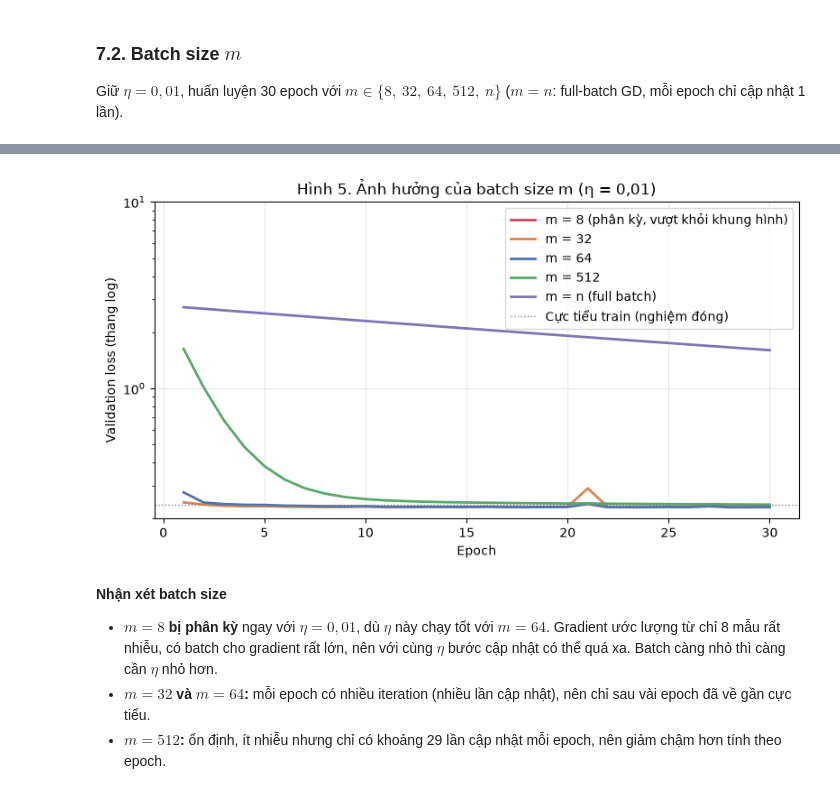
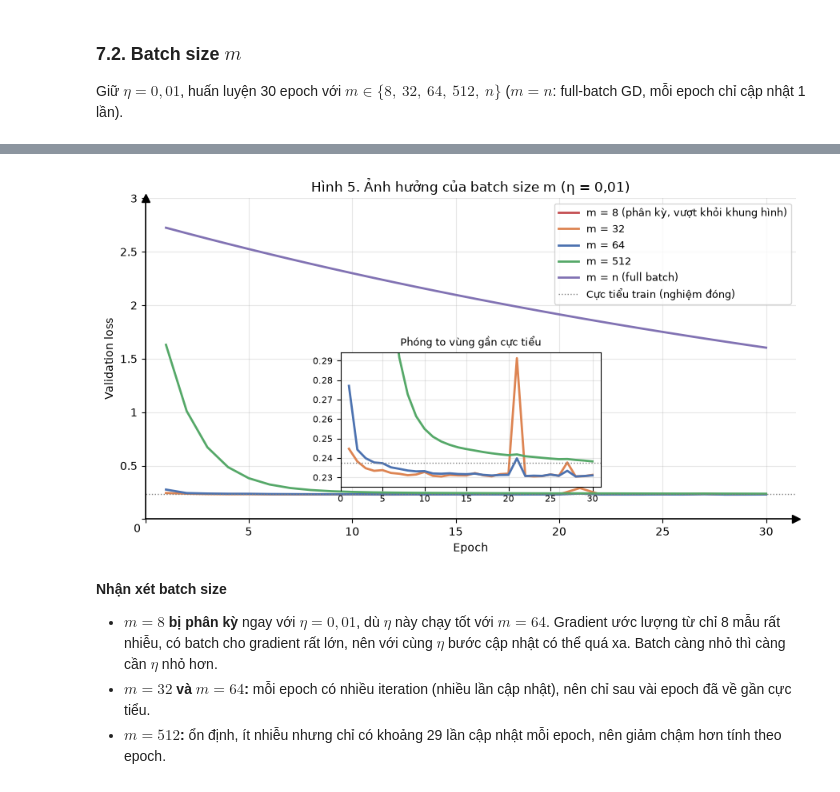
Before and after one commit to ledanhquan36/17A1_KHDL, a Jupyter notebook: BaiTap_Tuan2_LinearRegression.ipynb, the cells around one changed output, grey strips where cells are left out. Saved outputs shown, nothing was run; the diff lists cells and outputs as text; code cells hidden in the pictures.

```diff
--- a/BaiTap_Tuan2_LinearRegression.ipynb
+++ b/BaiTap_Tuan2_LinearRegression.ipynb
@@ -938,22 +996,32 @@ for bs in bs_list:
     print(f"m = {str(bs or 'n (full)'):>9}: {n_iter:5d} iterations/epoch | "
           f"val loss cuối = {last_txt} | thời gian = {bs_time[bs]:.2f}s")
 
-fig, ax = plt.subplots(figsize=(8, 4.5))
+fig, ax = plt.subplots(figsize=(9, 5))
+
+# Thang log không có số 0, nên dùng thang thường bắt đầu từ 0 + khung phóng to vùng cực tiểu
+axins = ax.inset_axes([0.3, 0.1, 0.4, 0.42])
 for bs, c in zip(bs_list, ["#C44E52", "#DD8452", "#4C72B0", "#55A868", "#8172B3"]):
     h = np.array(bs_hist[bs])
     label = f"m = {bs or 'n (full batch)'}"
     if len(h) < 30:
         label += " (phân kỳ, vượt khỏi khung hình)"
-    ax.plot(np.arange(1, len(h) + 1), h, label=label, color=c, lw=2)
-ax.set_yscale("log")
-ax.set_ylim(0.2, 10)
-ax.axhline(loss_closed, color="gray", lw=1, ls=":", label="Cực tiểu train (nghiệm đóng)")
+    for a in (ax, axins):
+        a.plot(np.arange(1, len(h) + 1), h, label=label, color=c, lw=2)
+for a in (ax, axins):
+    a.axhline(loss_closed, color="gray", lw=1, ls=":", label="Cực tiểu train (nghiệm đóng)")
+ax.set_ylim(0, 3.0)
+axins.set_xlim(0, 31)
+zoom_top = max(np.max(bs_hist[bs][1:]) for bs in (32, 64)) + 0.003
+axins.set_ylim(0.225, zoom_top)
+axins.set_title("Phóng to vùng gần cực tiểu", fontsize=9)
+axins.tick_params(labelsize=8)
+
 ax.set_xlabel("Epoch")
-ax.set_ylabel("Validation loss (thang log)")
+ax.set_ylabel("Validation loss")
 ax.set_title("Hình 5. Ảnh hưởng của batch size m (η = 0,01)")
-ax.legend()
+ax.legend(loc="upper right", fontsize=9)
+oxy_axes(ax)
 plt.tight_layout()
-unify_origin(fig)
 plt.show()
 # %% [output]
   [!] Loss phân kỳ ở epoch 3 (eta=0.01) -> dừng.
@@ -964,5 +1032,5 @@ m =       512:    29 iterations/epoch | val loss cuối = 0.2382 | thời gian =
 m =  n (full):     1 iterations/epoch | val loss cuối = 1.6034 | thời gian = 0.03s
-[figure, old version]
+[figure, new version]
 # %% [markdown]
 **Nhận xét batch size**
 
```
Also changed, not shown: parts of 8 cells of this notebook.
